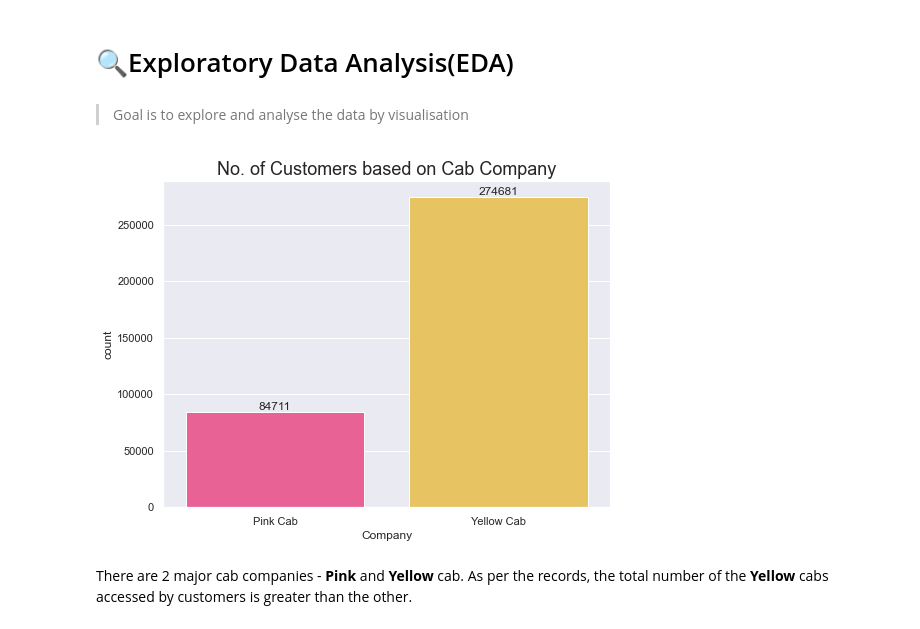
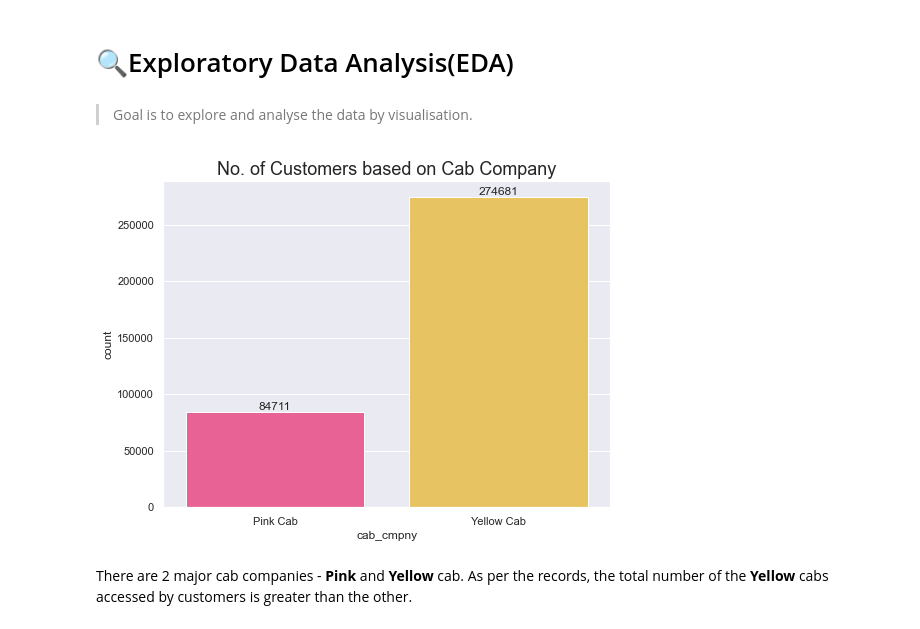
Before and after one commit to Ashish-Sasna/Data-Glacier, a Jupyter notebook: Week 2/Scripts/G2M_Insights.ipynb, the cells around one changed output. Drawn from its saved outputs; the diff is of its cells as text; code cells hidden in the pictures.

```diff
--- a/Week 2/Scripts/G2M_Insights.ipynb
+++ b/Week 2/Scripts/G2M_Insights.ipynb
@@ -310,0 +304,26 @@ final_df.head(5)
+# %%
+final_df = final_df.rename(columns={
+    'Transaction ID' : 'transaction_id',
+    'Date of Travel' : 'travel_date',
+    'Year of Travel' : 'travel_year',
+    'Customer ID' : 'customer_id',
+    'Age' : 'age',
+    'Gender' : 'gender',
+    'City' : 'city',
+    'Population' : 'population',
+    'Users' : 'users',
+    'Income (USD/Month)' : 'monthly_income(USD)',
+    'KM Travelled' : 'travel_dist(km)',
+    'Price Charged' : 'total_chrgd',
+    'Cost of Trip' : 'trip_cost',
+    'Payment_Mode' : 'pymnt_mode',
+    'Company' : 'cab_cmpny'
+})
+
+final_df['trip_profit'] = final_df['total_chrgd'] - final_df['trip_cost']
+
+final_df = final_df[['transaction_id', 'travel_date', 'travel_year', 'customer_id', 'age', \
+                     'gender', 'city', 'population', 'users', 'monthly_income(USD)', 'travel_dist(km)', \
+                     'trip_cost', 'total_chrgd', 'trip_profit', 'pymnt_mode', 'cab_cmpny']]
+
+final_df.head()
@@ -314,5 +340,3 @@ final_df.head(5)
 final_df.to_csv(dataPath+'/Merged_Data.csv', index=False)
 # %% [markdown]
 # 🔍Exploratory Data Analysis(EDA)
-# %% [markdown]
->Goal is to explore and analyse the data by visualisation
@@ -321,0 +343,2 @@ palette = ['#FF4B91', '#FFCD4B']
+# %% [markdown]
+>Goal is to explore and analyse the data by visualisation.
@@ -322,13 +348,13 @@ palette = ['#FF4B91', '#FFCD4B']
 # %%
 sns.set(rc = {'figure.figsize':(8,6)})
-ax = sns.countplot(x='Company',
+ax = sns.countplot(x='cab_cmpny',
                    data=final_df,
                    palette=palette)
 ax.set_title('No. of Customers based on Cab Company',
              fontsize=18)
 for label in ax.containers:
     ax.bar_label(label)
 # %% [output]
-[figure, old version]
+[figure, new version]
 # %% [markdown]
 There are 2 major cab companies - **Pink** and **Yellow** cab. As per the records, the total number of the **Yellow** cabs accessed by customers is greater than the other.
```
Also changed, not shown: parts of 50 cells of this notebook, 1 other file.
